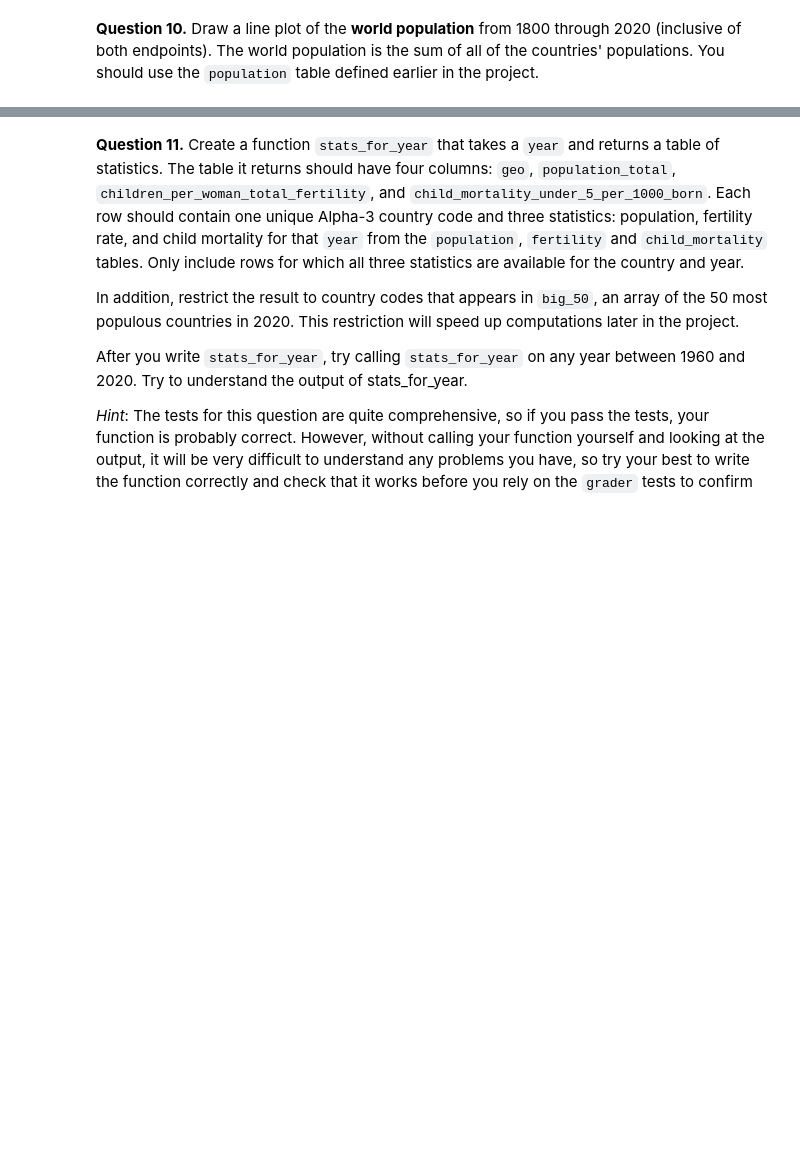
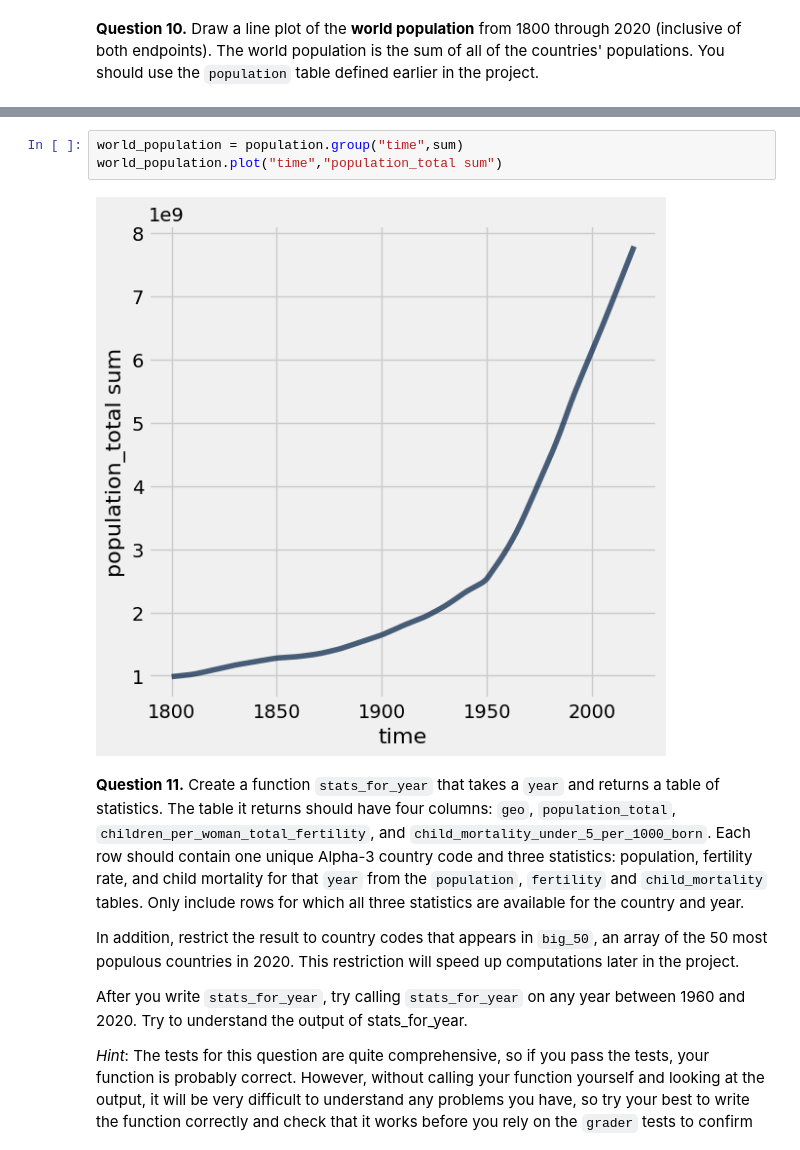
Before and after one commit to AndrewClough05/Intro-to-Data-Analytics-2.0, a Jupyter notebook: project1/project1/project1.ipynb, the cells around one changed output, grey strips where cells are left out. Drawn from its saved outputs; the diff is of its cells as text; blank space fills up the shorter version.

```diff
--- a/project1/project1/project1.ipynb
+++ b/project1/project1/project1.ipynb
@@ -359,3 +429,8 @@ grader.check("q1_9")
+# %%
+world_population = population.group("time",sum)
+world_population.plot("time","population_total sum")
+# %% [output]
+[figure, added]
 # %% [markdown]
 <!-- END QUESTION -->
 
```
Also changed, not shown: parts of 20 cells of this notebook, 11 other files.
